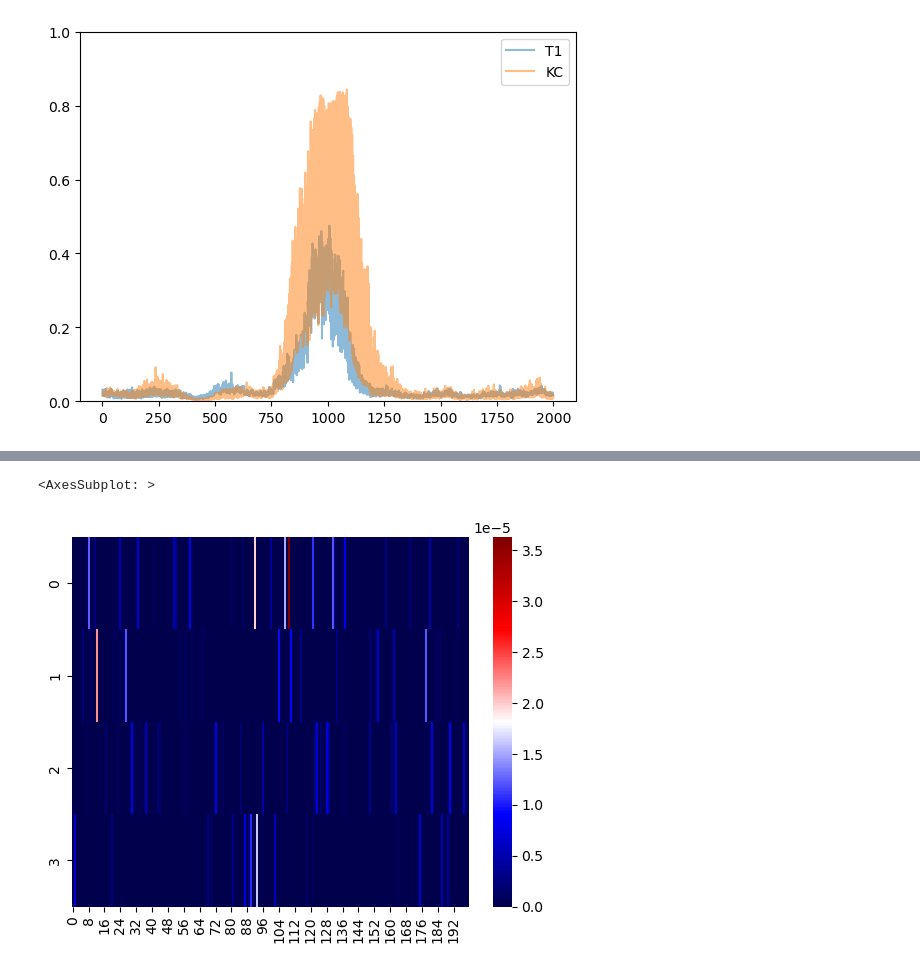
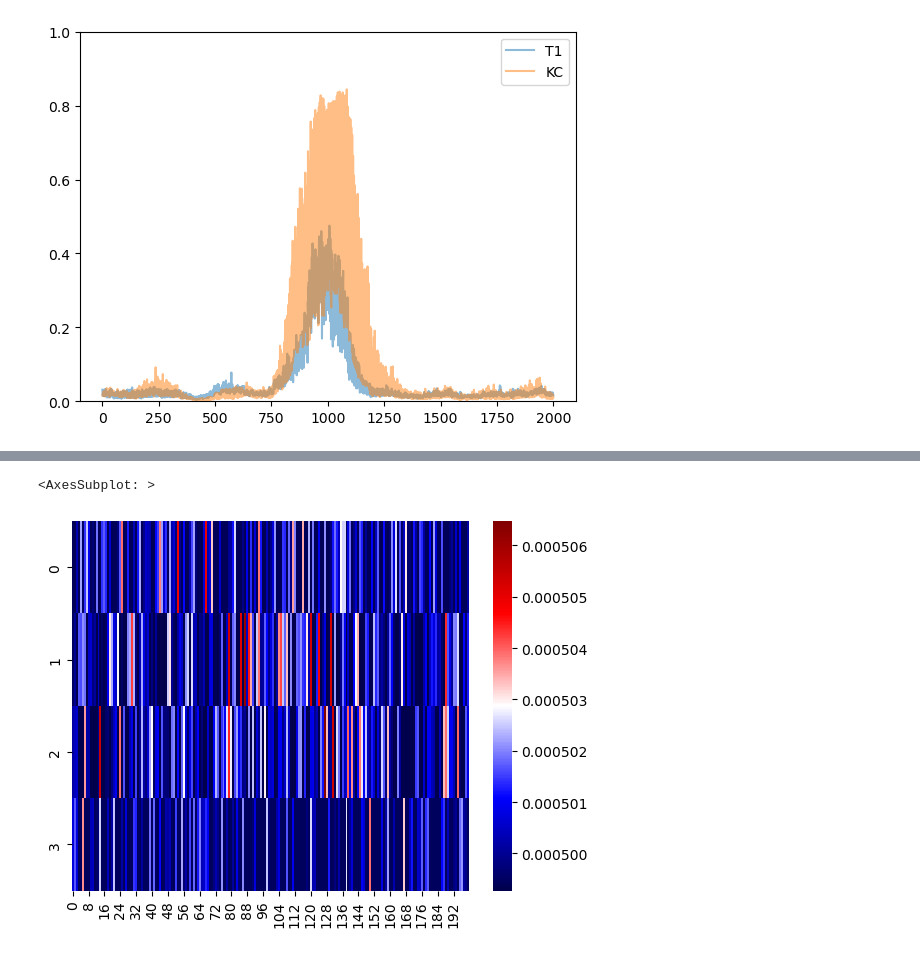
Before and after one commit to floriantilliet/mnhn_internship, a Jupyter notebook: peak_edition.ipynb, the cells around one changed output, grey strips where cells are left out. Saved outputs shown, nothing was run; the diff lists cells and outputs as text; code cells hidden in the pictures.

```diff
--- a/peak_edition.ipynb
+++ b/peak_edition.ipynb
@@ -468,0 +504,20 @@ plt.ylim(0,1)
+# %%
+LT1, LKC = [], []
+for i in range(len(Y_KC)):
+    if Y_T1[i]>0.2:
+        LT1.append(i)
+    if Y_KC[i]>0.2:
+        LKC.append(i)
+for i in range(len(LKC)-1):
+    if abs(LKC[i]-LKC[i+1])<100:
+        LKC[i]=0
+LKC = [i for i in LKC if i != 0]
+for i in range(len(LT1)-1):
+    if abs(LT1[i]-LT1[i+1])<100:
+        LT1[i]=0
+LT1 = [i for i in LT1 if i != 0]
+# %%
+Lc=[]
+for i in LKC+LT1:
+    if 0.8*Y_T1[i]>Y_KC[i]:
+        Lc.append(i)
@@ -617,7 +703,8 @@ plt.ylim(0,1)
 [figure]
 # %%
 #weighted probabilities method
-
+rd.seed(0)
+Lprob,LsalKC,LsalT1 = [],[],[]
 mod_loop=np.copy(X_4_100)
 salKC=compute_saliency_channels(mod_loop[start:stop],modelKC)
 salKC=salKC - np.mean(salKC, axis=1, keepdims=True)
@@ -639,7 +726,7 @@ LKC=[] #upgrades
 LT1=[] #upgrades
 L2KC=[] #pred values
 L2T1=[] #pred values
-for i in range(2000):
+for i in range(600):
     mod_loop=np.copy(mod_M_2L)
     salKC=compute_saliency_channels(mod_loop[start:stop],modelKC)
     salKC=salKC - np.mean(salKC, axis=1, keepdims=True)
@@ -651,16 +738,20 @@ for i in range(2000):
     salT1=np.array(salT1-(salT1*X_4_100[start:stop]))
     salT1[salT1>0]=0
 
-    sal_loop = salKC*-salT1
-    # sal_loop=np.exp((salKC/0.1-salT1/0.2))
+    # sal_loop = salKC*-salT1
+    # sal_loop=np.exp(salKC/0.1)*np.exp(-salT1/0.1)
+    sal_loop=np.exp(salKC)*np.exp(-salT1)*salKC*salT1
+    # sal_loop=sal_loop/sum(sal_loop)
     # sal_loop = np.exp(sal_loop*10 / np.max(sal_loop))
     sal_loop[:900] = 0
     sal_loop[1100:] = 0
     prob = sal_loop / np.sum(sal_loop)
     mod_vals = sal_loop.T.ravel()
-
+    if 400 < i < 500:
+        Lprob.append(prob)
+        LsalKC.append(salKC)
+        LsalT1.append(salT1)
     mod_vals_value=rd.choices(mod_vals, weights=prob.T.ravel(), k=1)
-    print(mod_vals_value)
     mod_vals_idx=np.where(mod_vals==mod_vals_value)[0]
     mod_M_2L=aimed_mutation(start,mod_loop,mod_vals_idx)
 
@@ -714,13 +795,13 @@ Text(0.5, 1.0, 'KC*-T1')
 # %%
 # sal_loop = salKC*-salT1
 # sal_loop=np.exp((salKC/0.1)-(salT1/0.001))
 # sal_loop[:900] = 0
 # sal_loop[1100:] = 0
-prob = sal_loop / np.sum(sal_loop)
+# prob = sal_loop / np.sum(sal_loop)
 sns.heatmap(np.array(sal_loop[900:1100]).T, cmap='seismic')#,center=0)
 # %% [output]
 <AxesSubplot: >
-[figure, old version]
+[figure, new version]
 # %%
 chosen = np.random.choice(sal_loop.ravel(), p=(sal_loop/np.sum(sal_loop)).ravel(), size=1000, replace=True)
 plt.hist(chosen)
```
Also changed, not shown: parts of 20 cells of this notebook.
